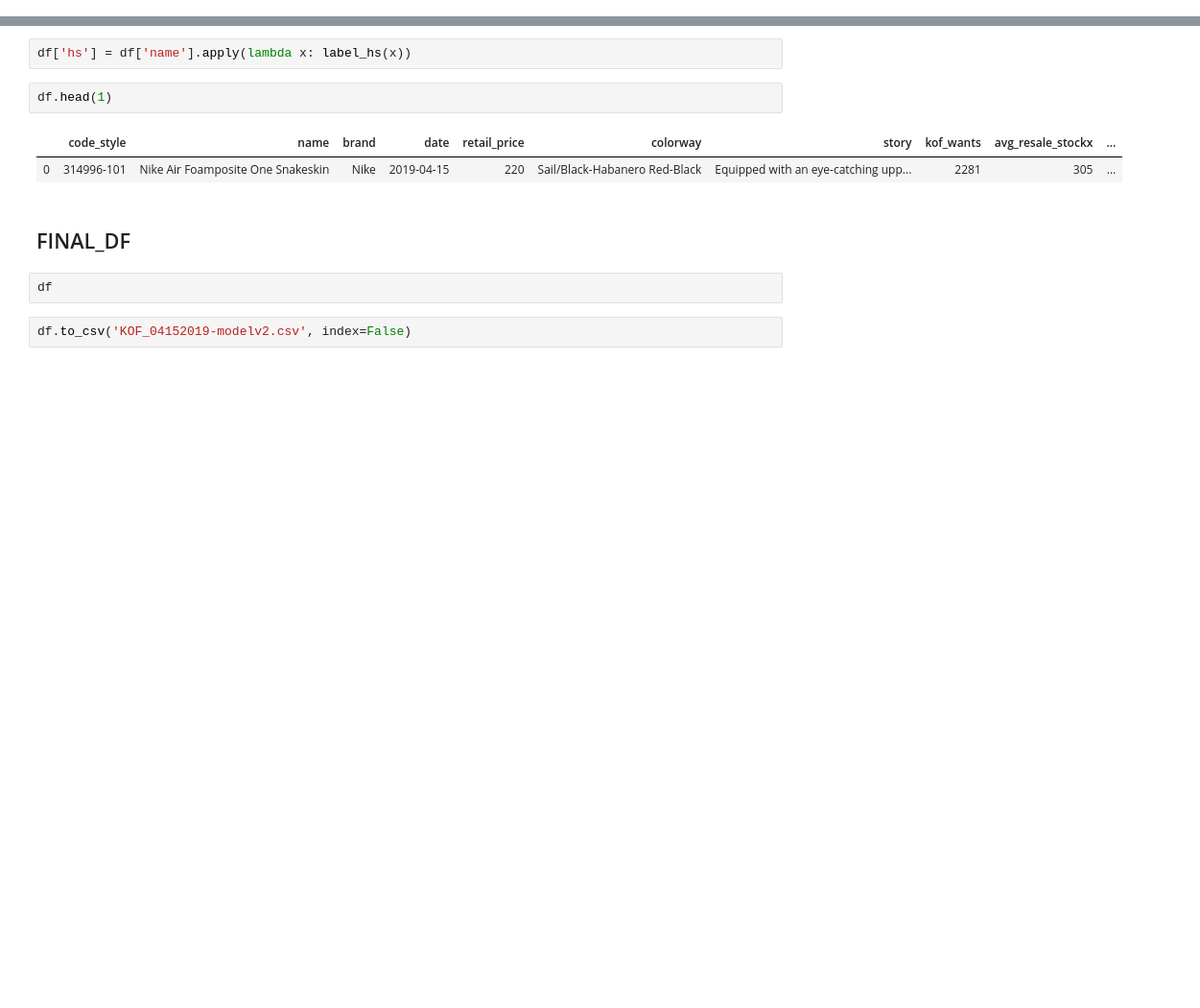
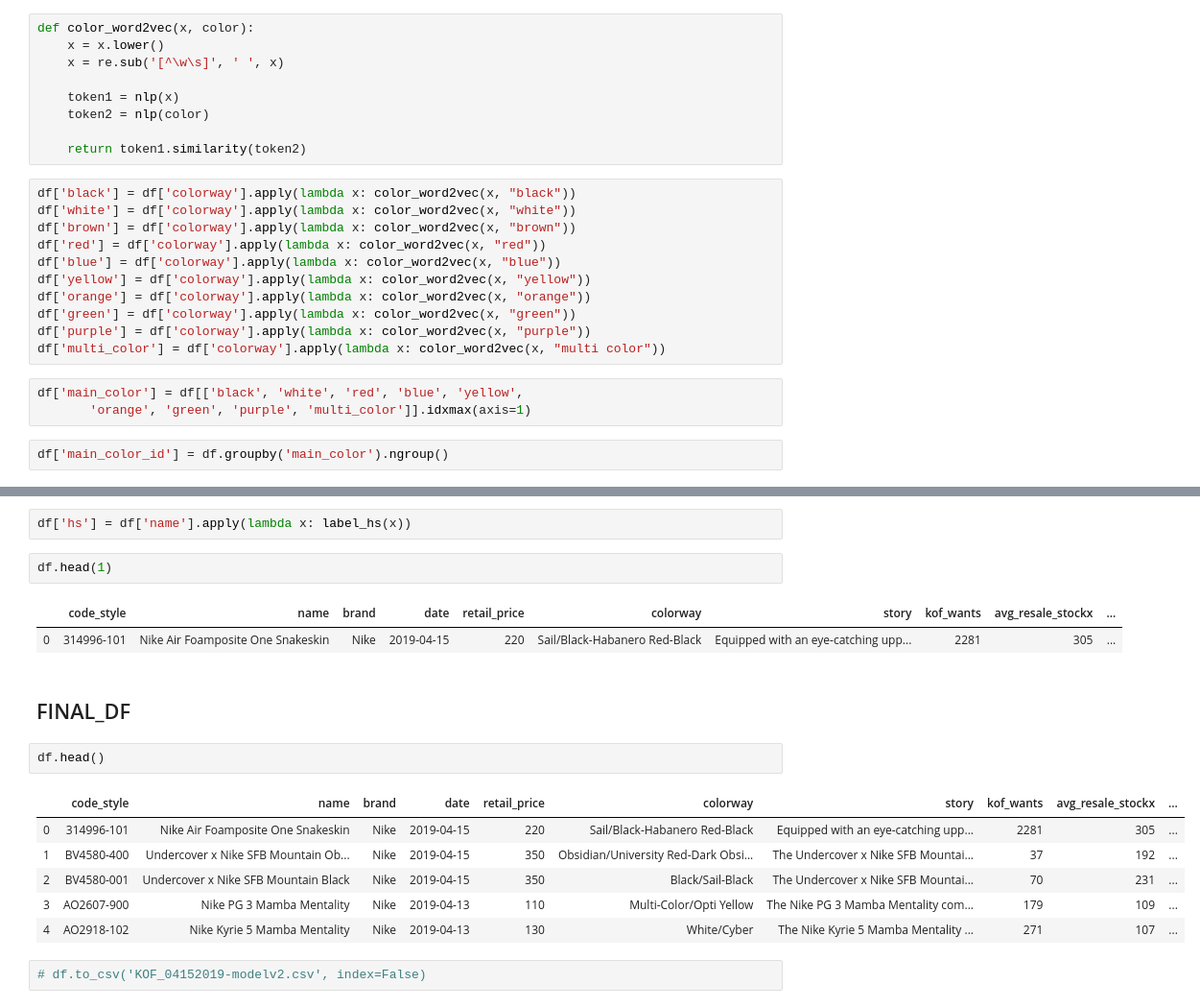
Before and after one commit to nikhil-bhargava/sneakairs, a Jupyter notebook: notebooks/feature-engineering/kof-feature-engineering.ipynb, the cells around one changed output, grey strips where cells are left out. Shown: that part at 96% size. Cells and saved outputs as stored; diff of their text form; blank space fills up the shorter version.

```diff
--- a/notebooks/feature-engineering/kof-feature-engineering.ipynb
+++ b/notebooks/feature-engineering/kof-feature-engineering.ipynb
@@ -70,0 +71,25 @@ df.head(1)
+# %%
+def color_word2vec(x, color):
+    x = x.lower()
+    x = re.sub('[^\w\s]', ' ', x)
+
+    token1 = nlp(x)
+    token2 = nlp(color)
+
+    return token1.similarity(token2)
+# %%
+df['black'] = df['colorway'].apply(lambda x: color_word2vec(x, "black"))
+df['white'] = df['colorway'].apply(lambda x: color_word2vec(x, "white"))
+df['brown'] = df['colorway'].apply(lambda x: color_word2vec(x, "brown"))
+df['red'] = df['colorway'].apply(lambda x: color_word2vec(x, "red"))
+df['blue'] = df['colorway'].apply(lambda x: color_word2vec(x, "blue"))
+df['yellow'] = df['colorway'].apply(lambda x: color_word2vec(x, "yellow"))
+df['orange'] = df['colorway'].apply(lambda x: color_word2vec(x, "orange"))
+df['green'] = df['colorway'].apply(lambda x: color_word2vec(x, "green"))
+df['purple'] = df['colorway'].apply(lambda x: color_word2vec(x, "purple"))
+df['multi_color'] = df['colorway'].apply(lambda x: color_word2vec(x, "multi color"))
+# %%
+df['main_color'] = df[['black', 'white', 'red', 'blue', 'yellow',
+       'orange', 'green', 'purple', 'multi_color']].idxmax(axis=1)
+# %%
+df['main_color_id'] = df.groupby('main_color').ngroup()
@@ -447,6 +477,13 @@ df.head(1)
 # %% [markdown]
 ## FINAL_DF
 # %%
-df
+df.head()
+# %% [output]
+|  | code_style | name | brand | date | retail_price | colorway | story | kof_wants | avg_resale_stockx | ... |
+| 0 | 314996-101 | Nike Air Foamposite One Snakeskin | Nike | 2019-04-15 | 220 | Sail/Black-Habanero Red-Black | Equipped with an eye-catching upp... | 2281 | 305 | ... |
+| 1 | BV4580-400 | Undercover x Nike SFB Mountain Ob... | Nike | 2019-04-15 | 350 | Obsidian/University Red-Dark Obsi... | The Undercover x Nike SFB Mountai... | 37 | 192 | ... |
+| 2 | BV4580-001 | Undercover x Nike SFB Mountain Black | Nike | 2019-04-15 | 350 | Black/Sail-Black | The Undercover x Nike SFB Mountai... | 70 | 231 | ... |
+| 3 | AO2607-900 | Nike PG 3 Mamba Mentality | Nike | 2019-04-13 | 110 | Multi-Color/Opti Yellow | The Nike PG 3 Mamba Mentality com... | 179 | 109 | ... |
+| 4 | AO2918-102 | Nike Kyrie 5 Mamba Mentality | Nike | 2019-04-13 | 130 | White/Cyber | The Nike Kyrie 5 Mamba Mentality ... | 271 | 107 | ... |
 # %%
-df.to_csv('KOF_04152019-modelv2.csv', index=False)
+# df.to_csv('KOF_04152019-modelv2.csv', index=False)
```
Also changed, not shown: parts of 9 cells of this notebook.
